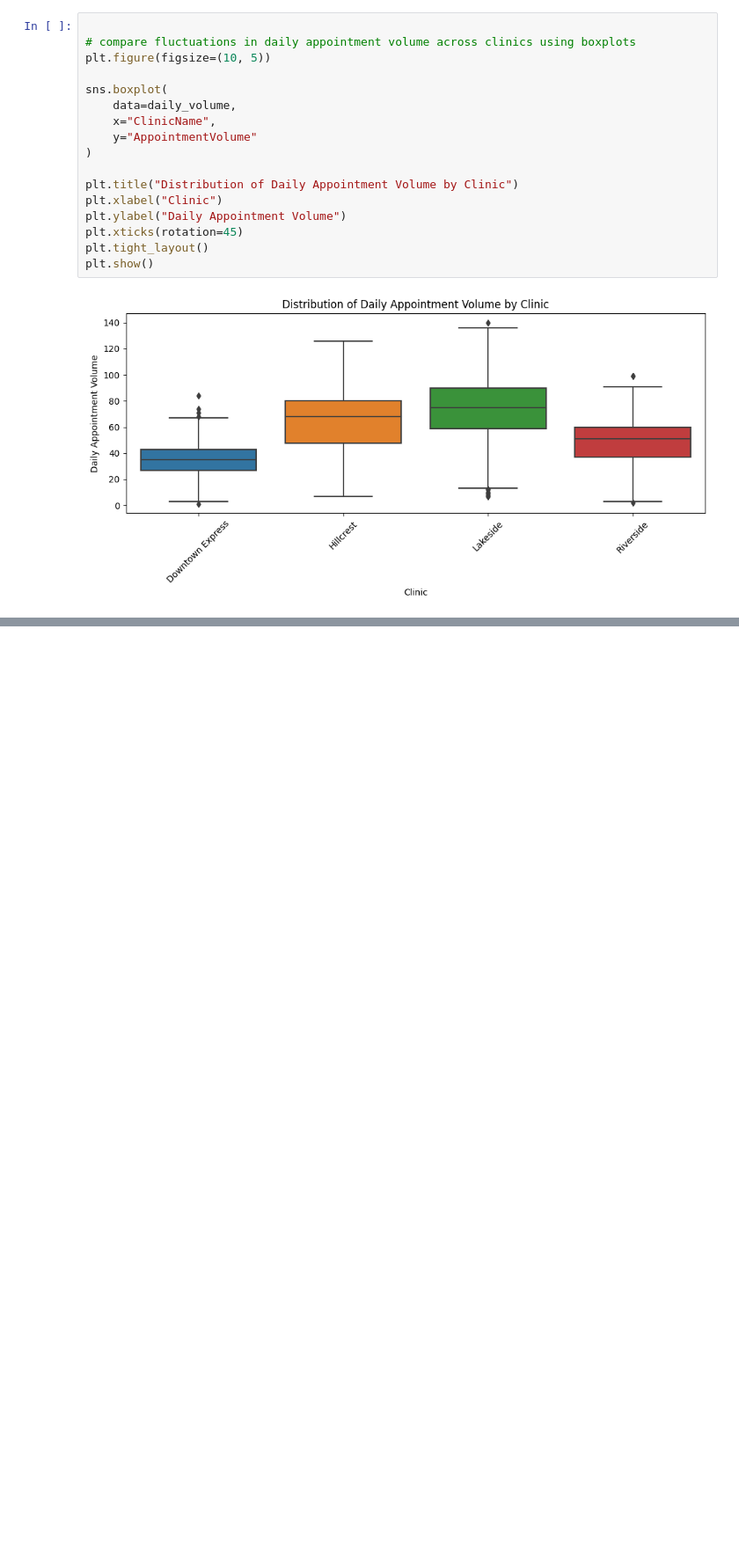
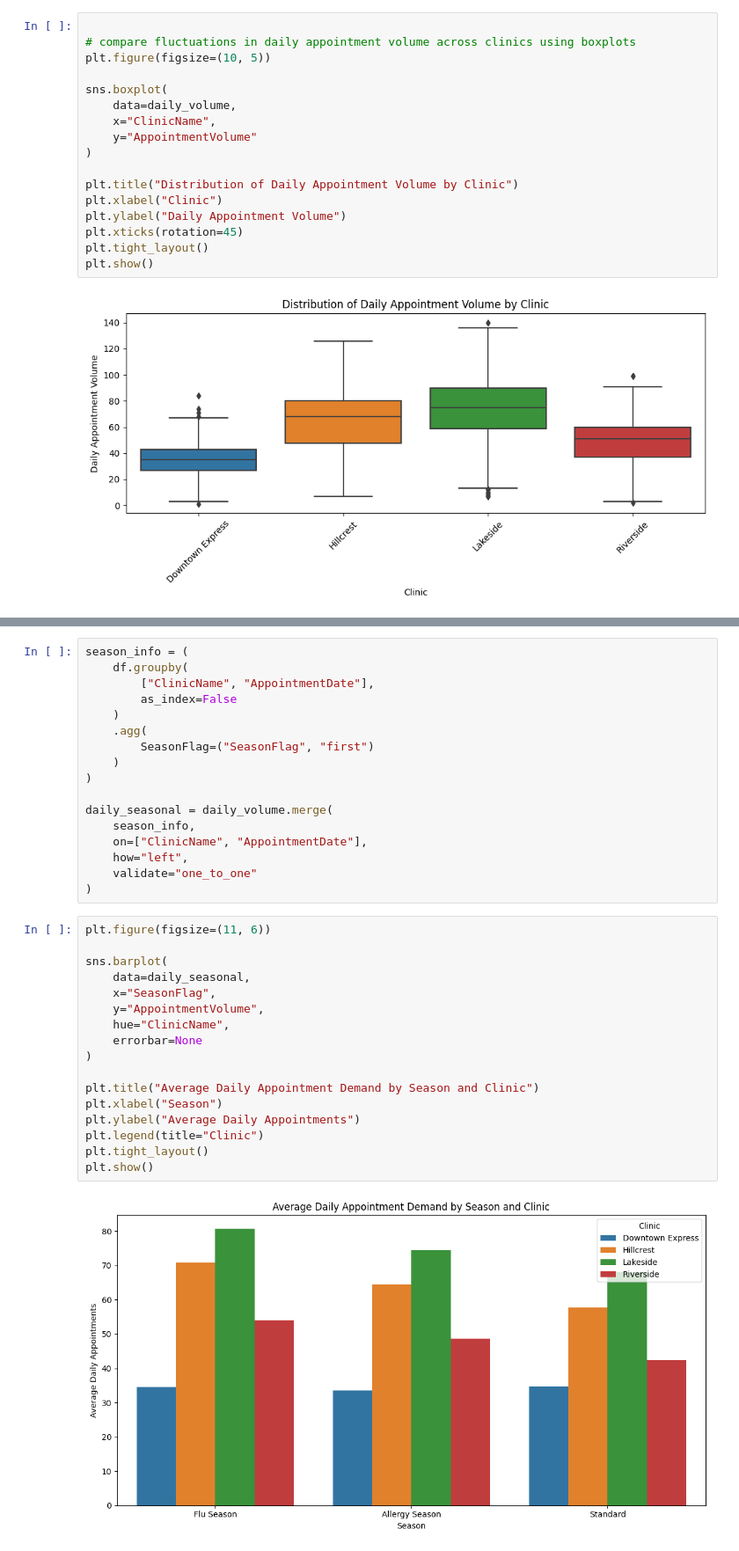
Before and after one commit to joshegwuatu/Appointment-volume-forecasting, a Jupyter notebook: EDA/01-EDA.ipynb, the cells around one changed output, grey strips where cells are left out. Shown at 88% size. Cells and saved outputs as stored; diff of their text form; blank space fills up the shorter version.

```diff
--- a/EDA/01-EDA.ipynb
+++ b/EDA/01-EDA.ipynb
@@ -991,0 +1185,36 @@ plt.show()
+# %%
+season_info = (
+    df.groupby(
+        ["ClinicName", "AppointmentDate"],
+        as_index=False
+    )
+    .agg(
+        SeasonFlag=("SeasonFlag", "first")
+    )
+)
+
+daily_seasonal = daily_volume.merge(
+    season_info,
+    on=["ClinicName", "AppointmentDate"],
+    how="left",
+    validate="one_to_one"
+)
+# %%
+plt.figure(figsize=(11, 6))
+
+sns.barplot(
+    data=daily_seasonal,
+    x="SeasonFlag",
+    y="AppointmentVolume",
+    hue="ClinicName",
+    errorbar=None
+)
+
+plt.title("Average Daily Appointment Demand by Season and Clinic")
+plt.xlabel("Season")
+plt.ylabel("Average Daily Appointments")
+plt.legend(title="Clinic")
+plt.tight_layout()
+plt.show()
+# %% [output]
+[figure, added]
```
Also changed, not shown: parts of 29 cells of this notebook.
